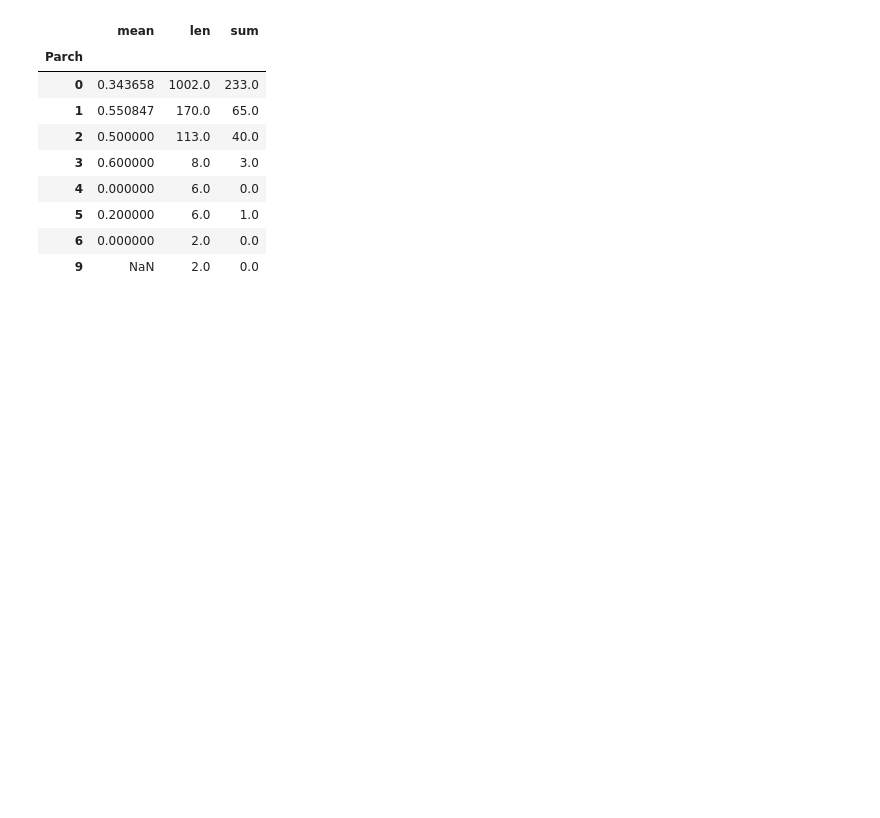
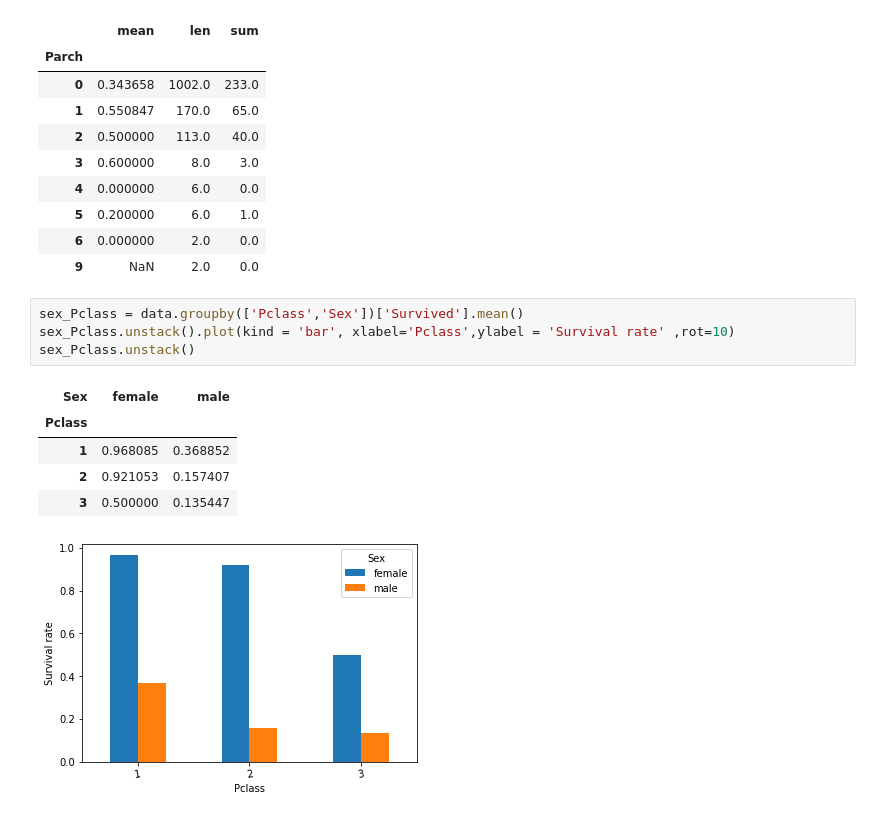
Before and after one commit to pavi-ninjaac/Kaggle, a Jupyter notebook: Titanic_Kaggle.ipynb, the cells around one changed output. Cells and saved outputs as stored; diff of their text form; blank space fills up the shorter version.

```diff
--- a/Titanic_Kaggle.ipynb
+++ b/Titanic_Kaggle.ipynb
@@ -200,3 +200,14 @@ data.groupby('Parch')['Survived'].agg([np.mean,len,sum])
 | 5 | 0.200000 | 6.0 | 1.0 |
 | 6 | 0.000000 | 2.0 | 0.0 |
 | 9 | NaN | 2.0 | 0.0 |
+# %%
+sex_Pclass = data.groupby(['Pclass','Sex'])['Survived'].mean()
+sex_Pclass.unstack().plot(kind = 'bar', xlabel='Pclass',ylabel = 'Survival rate' ,rot=10)
+sex_Pclass.unstack()
+# %% [output]
+| Sex | female | male |
+| Pclass |  |  |
+| 1 | 0.968085 | 0.368852 |
+| 2 | 0.921053 | 0.157407 |
+| 3 | 0.500000 | 0.135447 |
+[figure, added]
```
Also changed, not shown: parts of 20 cells of this notebook.
